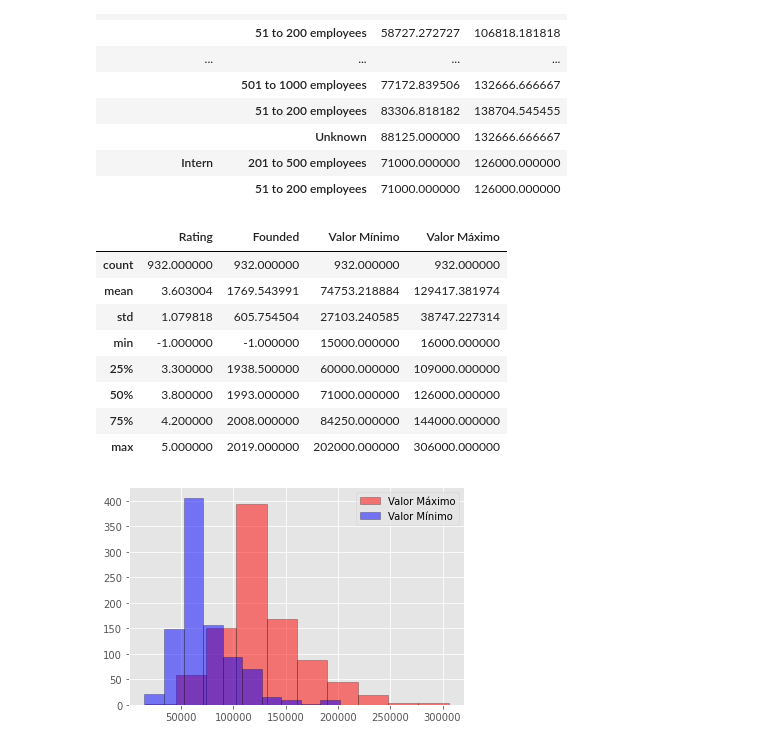
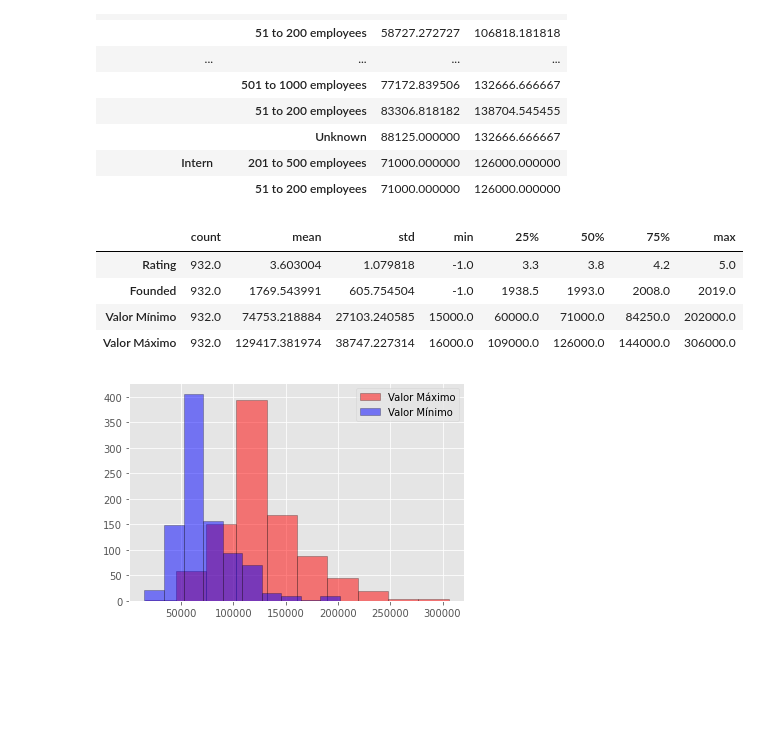
Before and after one commit to JoaoDaross/ProjetoFinalAwari, a Jupyter notebook: ProjetoFinalAwari.ipynb, the cells around one changed output. Drawn from its saved outputs; the diff is of its cells as text; code cells hidden in the pictures; blank space fills up the shorter version.

```diff
--- a/ProjetoFinalAwari.ipynb
+++ b/ProjetoFinalAwari.ipynb
@@ -403,17 +403,13 @@ df.groupby(['Job Title', 'Size'])['Valor Mínimo', 'Valor Máximo'].mean()
 |  | 51 to 200 employees | 71000.000000 | 126000.000000 |
 # %%
 # Analisando principais medidas do dataframe
-df.describe()
+df.describe().T
 # %% [output]
-|  | Rating | Founded | Valor Mínimo | Valor Máximo |
-| count | 932.000000 | 932.000000 | 932.000000 | 932.000000 |
-| mean | 3.603004 | 1769.543991 | 74753.218884 | 129417.381974 |
-| std | 1.079818 | 605.754504 | 27103.240585 | 38747.227314 |
-| min | -1.000000 | -1.000000 | 15000.000000 | 16000.000000 |
-| 25% | 3.300000 | 1938.500000 | 60000.000000 | 109000.000000 |
-| 50% | 3.800000 | 1993.000000 | 71000.000000 | 126000.000000 |
-| 75% | 4.200000 | 2008.000000 | 84250.000000 | 144000.000000 |
-| max | 5.000000 | 2019.000000 | 202000.000000 | 306000.000000 |
+|  | count | mean | std | min | 25% | 50% | 75% | max |
+| Rating | 932.0 | 3.603004 | 1.079818 | -1.0 | 3.3 | 3.8 | 4.2 | 5.0 |
+| Founded | 932.0 | 1769.543991 | 605.754504 | -1.0 | 1938.5 | 1993.0 | 2008.0 | 2019.0 |
+| Valor Mínimo | 932.0 | 74753.218884 | 27103.240585 | 15000.0 | 60000.0 | 71000.0 | 84250.0 | 202000.0 |
+| Valor Máximo | 932.0 | 129417.381974 | 38747.227314 | 16000.0 | 109000.0 | 126000.0 | 144000.0 | 306000.0 |
 # %%
 # Padronizando as cores
 cor_valor_maximo =  "r"
```
Also changed, not shown: parts of 23 cells of this notebook.
